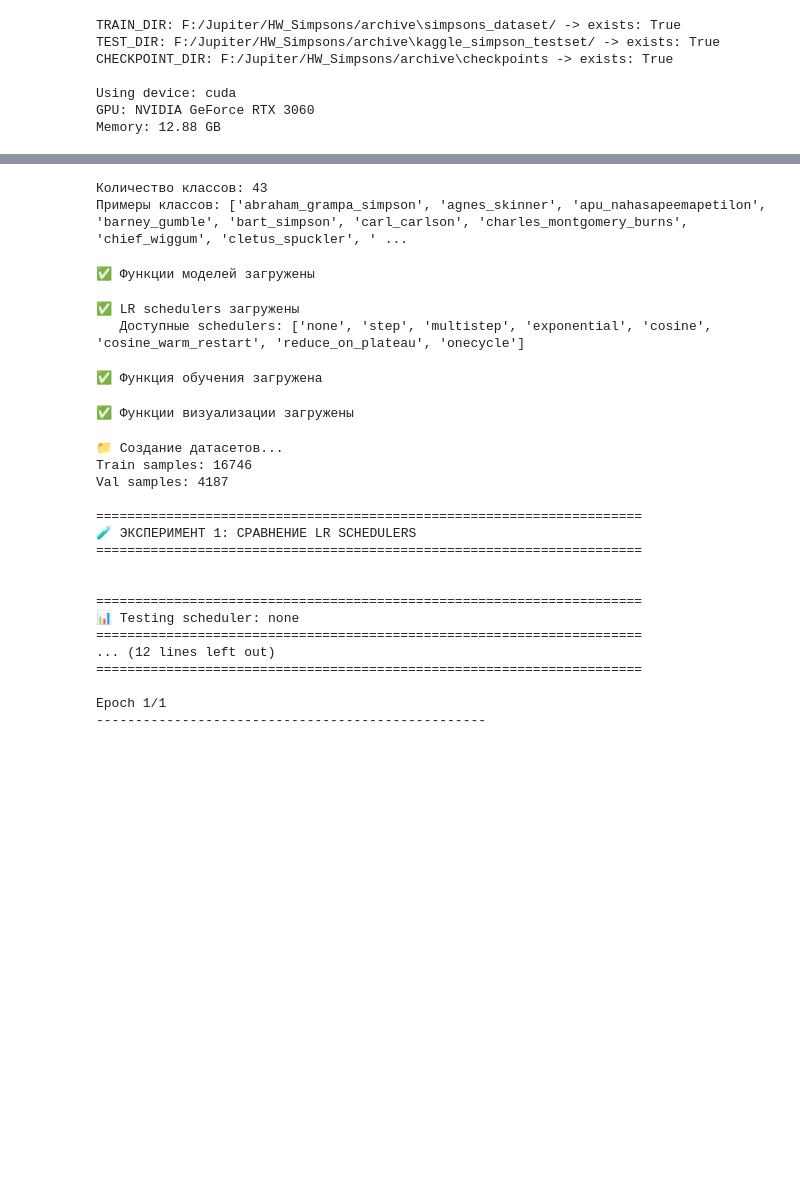
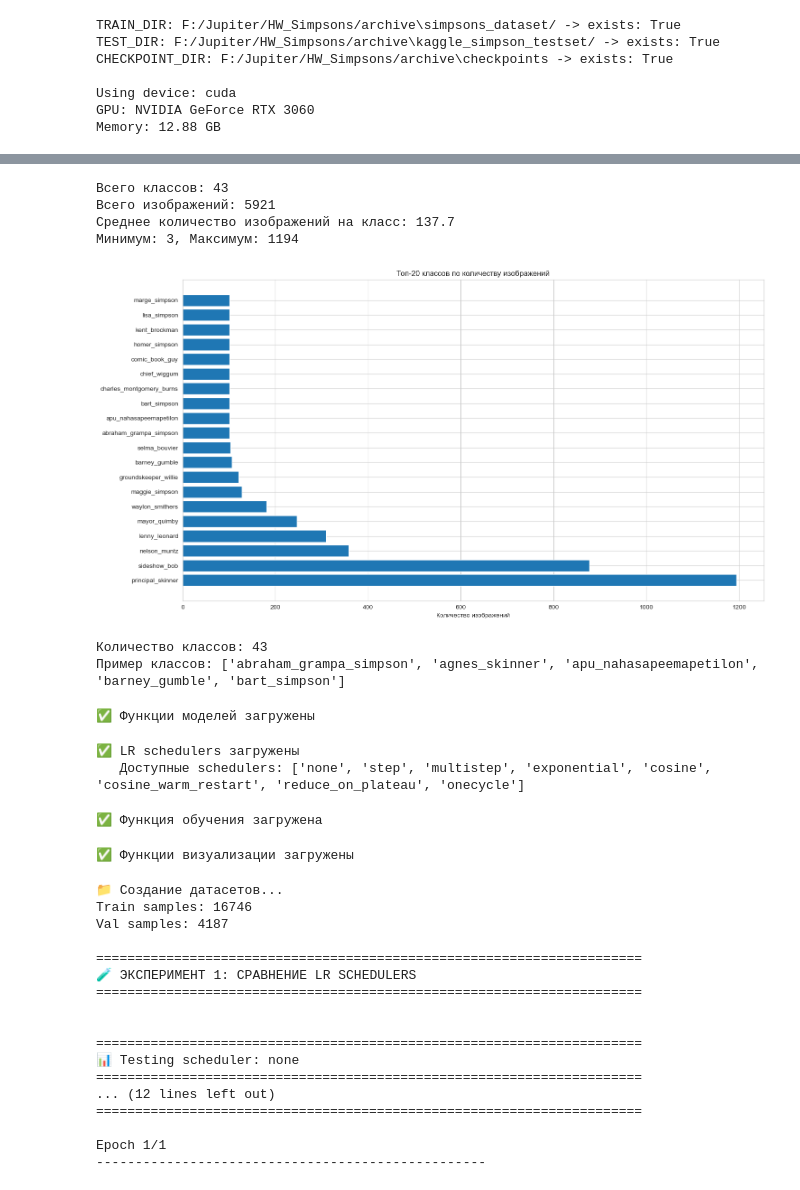
Before and after one commit to data-http-dev/HW_Simpsons, a Jupyter notebook: 14.04.26г._Improving_the_quality_of_neural_network_training.ipynb, the cells around one changed output, grey strips where cells are left out. Saved outputs shown, nothing was run; the diff lists cells and outputs as text; code cells hidden in the pictures; blank space fills up the shorter version.

```diff
--- a/14.04.26г._Improving_the_quality_of_neural_network_training.ipynb
+++ b/14.04.26г._Improving_the_quality_of_neural_network_training.ipynb
@@ -328,13 +433,49 @@ class SimpsonsDataset(Dataset):
 # ИНИЦИАЛИЗАЦИЯ КЛАССОВ
 # ============================================
 
+# Анализ распределения классов
+def analyze_dataset():
+    """Анализирует распределение классов в датасете"""
+    class_counts = {}
+    total_images = 0
+
+    for class_name in os.listdir(TRAIN_DIR):
+        class_path = os.path.join(TRAIN_DIR, class_name)
+        if os.path.isdir(class_path):
+            num_images = len(os.listdir(class_path))
+            class_counts[class_name] = num_images
+            total_images += num_images
+
+    # Сортировка по количеству
+    sorted_classes = sorted(class_counts.items(), key=lambda x: x[1], reverse=True)
+
+    print(f"Всего классов: {len(class_counts)}")
+    print(f"Всего изображений: {total_images}")
+    print(f"Среднее количество изображений на класс: {total_images/len(class_counts):.1f}")
+    print(f"Минимум: {min(class_counts.values())}, Максимум: {max(class_counts.values())}")
+
+    # Визуализация
+    plt.figure(figsize=(15, 8))
+    classes, counts = zip(*sorted_classes[:20])
+    plt.barh(range(len(classes)), counts)
+    plt.yticks(range(len(classes)), classes)
+    plt.xlabel('Количество изображений')
+    plt.title('Топ-20 классов по количеству изображений')
+    plt.tight_layout()
+    plt.show()
+
+    return class_counts
+
+class_counts = analyze_dataset()
+
+# Получение списка классов
 class_names = sorted(os.listdir(TRAIN_DIR))
 num_classes = len(class_names)
 class_to_idx = {class_name: idx for idx, class_name in enumerate(class_names)}
 idx_to_class = {idx: class_name for class_name, idx in class_to_idx.items()}
 
 print(f"\nКоличество классов: {num_classes}")
-print(f"Примеры классов: {class_names[:10]}")
+print(f"Пример классов: {class_names[:5]}")
 
 
 def create_datasets(train_transform):
@@ -361,35 +502,40 @@ def create_datasets(train_transform):
 
     train_dataset = SimpsonsDataset(TRAIN_DIR, transform=train_transform, class_to_idx=class_to_idx)
     train_dataset.samples = train_samples
 
     val_dataset = SimpsonsDataset(TRAIN_DIR, transform=val_transforms, class_to_idx=class_to_idx)
     val_dataset.samples = val_samples
 
     return train_dataset, val_dataset
 
 
 def create_dataloaders(train_dataset, val_dataset):
     """Создает DataLoader'ы"""
     train_loader = DataLoader(
         train_dataset,
         batch_size=BATCH_SIZE,
         shuffle=True,
         num_workers=NUM_WORKERS,
         pin_memory=True
     )
 
     val_loader = DataLoader(
         val_dataset,
         batch_size=BATCH_SIZE,
         shuffle=False,
         num_workers=NUM_WORKERS,
         pin_memory=True
     )
 
     return train_loader, val_loader
 # %% [output]
-Количество классов: 43
-Примеры классов: ['abraham_grampa_simpson', 'agnes_skinner', 'apu_nahasapeemapetilon', 'barney_gumble', 'bart_simpson', 'carl_carlson', 'charles_montgomery_burns', 'chief_wiggum', 'cletus_spuckler', ' ...
+Всего классов: 43
+Всего изображений: 5921
+Среднее количество изображений на класс: 137.7
+Минимум: 3, Максимум: 1194
+[figure, added]
+Количество классов: 43
+Пример классов: ['abraham_grampa_simpson', 'agnes_skinner', 'apu_nahasapeemapetilon', 'barney_gumble', 'bart_simpson']
 # %%
 # ============================================
 # 6 ОПРЕДЕЛЕНИЕ МОДЕЛЕЙ
```
Also changed, not shown: parts of 1 cell of this notebook, 1 other file.
